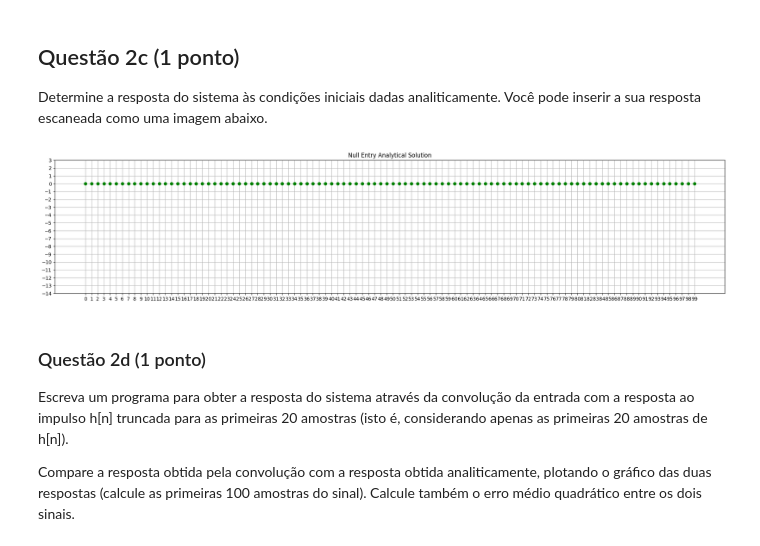
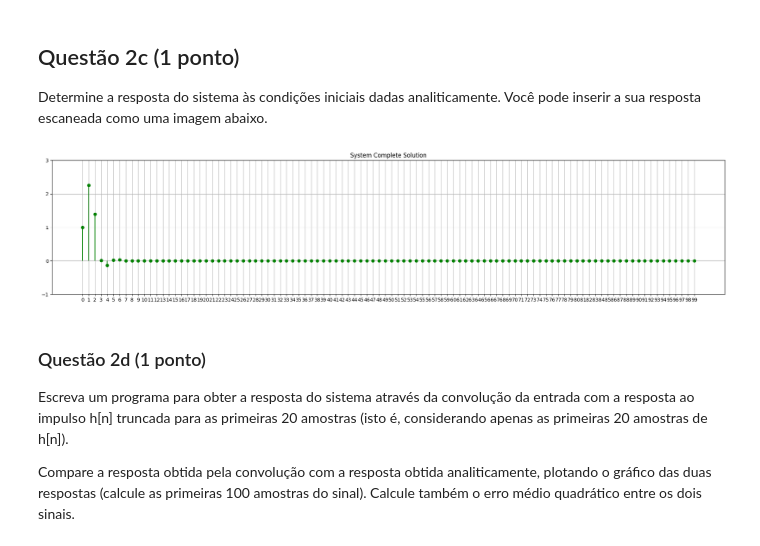
Before and after one commit to GabrielRQueiroz/UnB_SSTD, a Jupyter notebook: project-1/Projeto_1/projeto1.ipynb, the cells around one changed output. Cells and saved outputs as stored; diff of their text form; code cells hidden in the pictures.

```diff
--- a/project-1/Projeto_1/projeto1.ipynb
+++ b/project-1/Projeto_1/projeto1.ipynb
@@ -172,7 +172,7 @@ b_0 = 1
 b_1 = 2
 b_2 = 1
 
-initial_condition = {-1: 0, -2: 0}
+INITIAL_CONDITION = {-1: 0, -2: 0}
 
 def impulse(n):
     return 1 if n == 0 else 0
@@ -184,8 +184,8 @@ def step(n):
 RECURSIVE_OPTMIZATION_MATRIX = [["x" for i in range(101)] for j in range(101)]
 
 def impulse_response_recursive_solution(n):
-    if n in initial_condition:
-        return initial_condition[n]
+    if n in INITIAL_CONDITION:
+        return INITIAL_CONDITION[n]
 
     if RECURSIVE_OPTMIZATION_MATRIX[n][n] != "x":
         return RECURSIVE_OPTMIZATION_MATRIX[n][n]
@@ -329,44 +328,64 @@ Determine a resposta do sistema às condições iniciais dadas analiticamente. V
 # %%
 ### Código da questão 2c.
 ### ENTRADA NULA
-def null_entry_impulse_response_analytical_solution(n):
-    roots = np.roots([a_0, a_1, a_2])
-    y_0 = 0
+# def null_entry_impulse_response_analytical_solution(n):
+#     roots = np.roots([a_0, a_1, a_2])
+#     y_0 = 0
 
-    if np.iscomplexobj(roots):
-        quoeficient_matrix = np.array(
-            [
-                np.abs(roots) ** i * np.exp(1j * np.angle(roots) * i)
-                for i in range(1, len(roots) + 1)
-            ]
-        )
-        results = np.array([condition for condition in initial_condition.values()])
-    else:
-        quoeficient_matrix = np.array([roots**i for i in range(len(roots))])
-        results = np.array([condition for condition in initial_condition.values()])
+#     if np.iscomplexobj(roots):
+#         quoeficient_matrix = np.array(
+#             [
+#                 np.abs(roots) ** i * np.exp(1j * np.angle(roots) * i)
+#                 for i in range(1, len(roots) + 1)
+#             ]
+#         )
+#         results = np.array([condition for condition in INITIAL_CONDITION.values()])
+#     else:
+#         quoeficient_matrix = np.array([roots**i for i in range(len(roots))])
+#         results = np.array([condition for condition in INITIAL_CONDITION.values()])
 
-    autovalues = np.linalg.solve(quoeficient_matrix, results)
+#     autovalues = np.linalg.solve(quoeficient_matrix, results)
 
-    for i in range(len(roots)):
-        y_0 += autovalues[i] * roots[i] ** n
+#     for i in range(len(roots)):
+#         y_0 += autovalues[i] * roots[i] ** n
 
-    return y_0
+#     return y_0
 
+x_2c = lambda n:  (1 / 4) ** n * step(n)
+
+def system_solution(x, n):
+    if n in INITIAL_CONDITION:
+        return INITIAL_CONDITION[n]
+
+    if RECURSIVE_OPTMIZATION_MATRIX[n][n] != "x":
+        return RECURSIVE_OPTMIZATION_MATRIX[n][n]
+
+    solution = (
+        -a_1 * system_solution(x, n - 1)
+        - a_2 * system_solution(x, n - 2)
+        + b_2 * x(n - 2)
+        + b_1 * x(n - 1)
+        + b_0 * x(n)
+    ) / a_0
+
+    RECURSIVE_OPTMIZATION_MATRIX[n][n] = solution
+
+    return solution
 
 n = np.arange(0, 100)
 RECURSIVE_OPTMIZATION_MATRIX = [["x" for i in range(101)] for j in range(101)]
-y_2c = [null_entry_impulse_response_analytical_solution(i) for i in n]
+y_2c = [system_solution(x_2c, i) for i in n]
 
 plt.figure()
 plt.stem(n, y_2c, linefmt="green", markerfmt="o", basefmt=" ")
 plt.xticks(np.arange(0, len(n), step=1))
-plt.yticks(np.arange(-14, 4, step=1))
-plt.title("Null Entry Analytical Solution")
+plt.yticks(np.arange(-1, 4, step=1))
+plt.title("System Complete Solution")
 plt.grid()
 plt.gcf().set_size_inches(25, 5)
 plt.show()
 # %% [output]
-[figure, old version]
+[figure, new version]
 # %% [markdown]
 ### Questão 2d (1 ponto)
 Escreva um programa para obter a resposta do sistema através da convolução da entrada com a resposta ao impulso h[n] truncada para as primeiras 20 amostras (isto é, considerando apenas as primeiras 20 amostras de h[n]).
```
Also changed, not shown: parts of 3 cells of this notebook.
